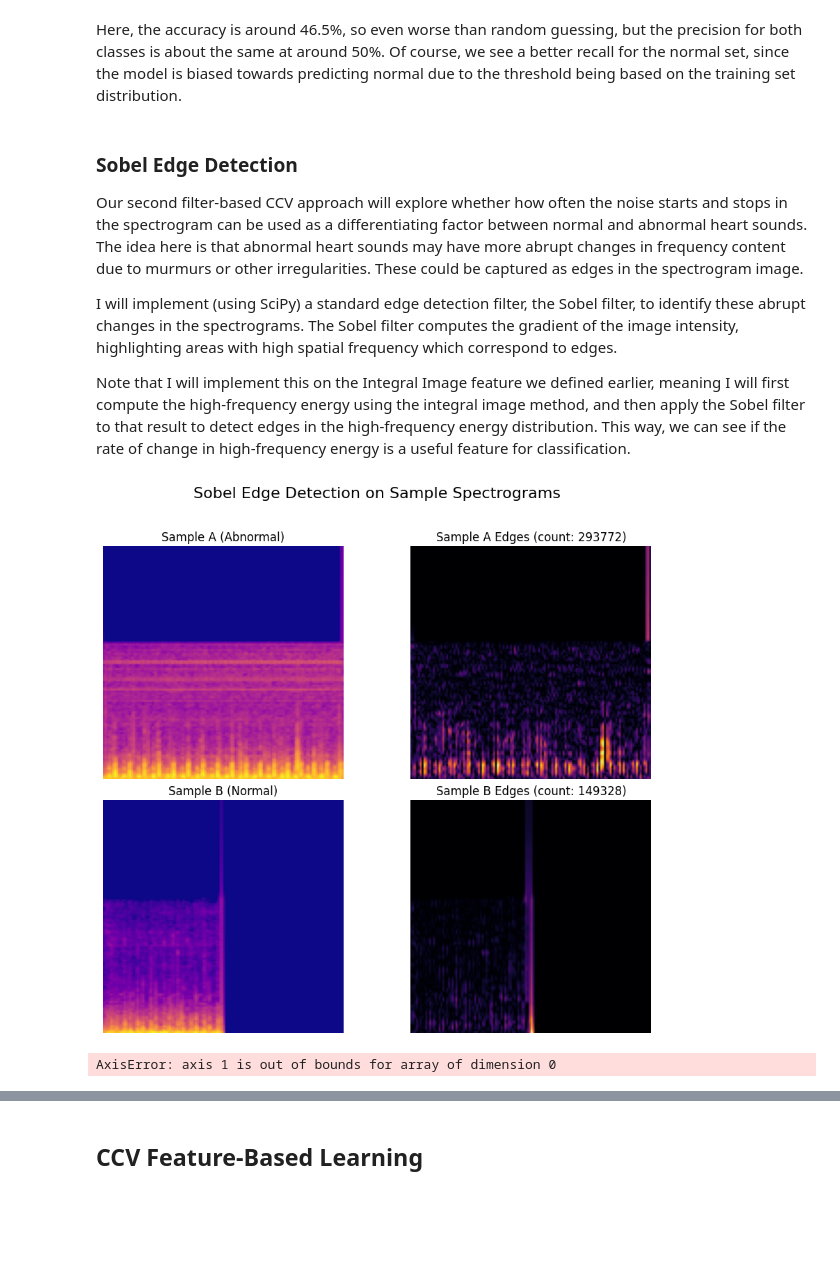
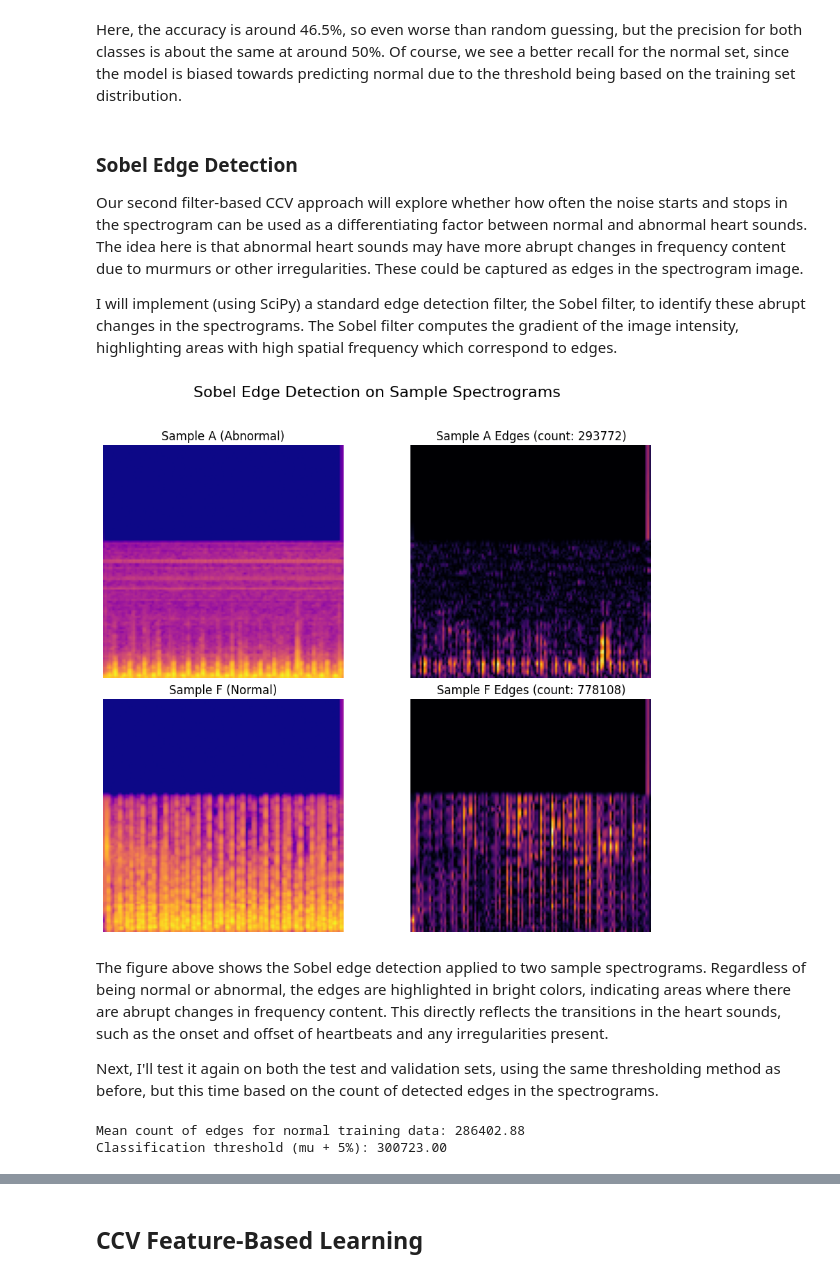
Before and after one commit to SepehrAkbari/heart, a Jupyter notebook: src/heart.ipynb, the cells around one changed output, grey strips where cells are left out. Drawn from its saved outputs; the diff is of its cells as text; code cells hidden in the pictures; blank space fills up the shorter version.

```diff
--- a/src/heart.ipynb
+++ b/src/heart.ipynb
@@ -816,8 +801,6 @@ Here, the accuracy is around 46.5%, so even worse than random guessing, but the
 Our second filter-based CCV approach will explore whether how often the noise starts and stops in the spectrogram can be used as a differentiating factor between normal and abnormal heart sounds. The idea here is that abnormal heart sounds may have more abrupt changes in frequency content due to murmurs or other irregularities. These could be captured as edges in the spectrogram image.
 
 I will implement (using SciPy) a standard edge detection filter, the Sobel filter, to identify these abrupt changes in the spectrograms. The Sobel filter computes the gradient of the image intensity, highlighting areas with high spatial frequency which correspond to edges.
-
-Note that I will implement this on the Integral Image feature we defined earlier, meaning I will first compute the high-frequency energy using the integral image method, and then apply the Sobel filter to that result to detect edges in the high-frequency energy distribution. This way, we can see if the rate of change in high-frequency energy is a useful feature for classification.
 # %%
 def edges_img(image_path):
     """
@@ -845,40 +828,49 @@ def count_edges(spec_array, n_mels=128):
     return np.sum(high_freq_edges)
 
 img1 = sample_images.iloc[0]['Image']
-img2 = sample_images.iloc[1]['Image']
+img2 = sample_images.iloc[5]['Image']
 
 edge_img1 = edges_img(img1)
 edge_img2 = edges_img(img2)
 
 edge_img1_count = count_edges(vectorize_spec(img1))
 edge_img2_count = count_edges(vectorize_spec(img2))
 
 fig, axes = plt.subplots(2, 2, figsize=(9,9))
 
 axes[0, 0].imshow(plt.imread(img1), cmap='gray')
 axes[0, 0].set_title(f'Sample A {"(Abnormal)" if sample_images.iloc[0]["Label"] == 1 else "(Normal)"}')
 axes[0, 0].axis('off')
 
 axes[0, 1].imshow(edge_img1, cmap='inferno')
 axes[0, 1].set_title(f'Sample A Edges (count: {edge_img1_count:.0f})')
 axes[0, 1].axis('off')
 
 axes[1, 0].imshow(plt.imread(img2), cmap='gray')
-axes[1, 0].set_title(f'Sample B {"(Abnormal)" if sample_images.iloc[1]["Label"] == 1 else "(Normal)"}')
+axes[1, 0].set_title(f'Sample F {"(Abnormal)" if sample_images.iloc[5]["Label"] == 1 else "(Normal)"}')
 axes[1, 0].axis('off')
 
 axes[1, 1].imshow(edge_img2, cmap='inferno')
-axes[1, 1].set_title(f'Sample B Edges (count: {edge_img2_count:.0f})')
+axes[1, 1].set_title(f'Sample F Edges (count: {edge_img2_count:.0f})')
 axes[1, 1].axis('off')
 
 plt.suptitle('Sobel Edge Detection on Sample Spectrograms', fontsize=16, y=0.92)
 plt.tight_layout(rect=[0, 0.03, 1, 0.9])
 plt.show()
 # %% [output]
-[figure, old version]
+[figure, new version]
+# %% [markdown]
+The figure above shows the Sobel edge detection applied to two sample spectrograms. Regardless of being normal or abnormal, the edges are highlighted in bright colors, indicating areas where there are abrupt changes in frequency content. This directly reflects the transitions in the heart sounds, such as the onset and offset of heartbeats and any irregularities present.
+
+Next, I'll test it again on both the test and validation sets, using the same thresholding method as before, but this time based on the count of detected edges in the spectrograms.
 # %%
-# normal_features_ccv1_b1 = normal_train_df['Image'].apply(intgrl_img).values
+normal_features_ccv1_b2 = normal_train_df['Image'].apply(vectorize_spec).apply(count_edges).values
 
-normal_features_ccv1_b2 = []
+threshold_mean_ccv1_b2 = np.mean(normal_features_ccv1_b2)
+threshold_ccv1_b2 = threshold_mean_ccv1_b2 * 1.05
+
+print(f"Mean count of edges for normal training data: {threshold_mean_ccv1_b2:.2f}")
+print(f"Classification threshold (mu + 5%): {threshold_ccv1_b2:.2f}")
 # %% [output]
-AxisError: axis 1 is out of bounds for array of dimension 0
+Mean count of edges for normal training data: 286402.88
+Classification threshold (mu + 5%): 300723.00
```
Also changed, not shown: parts of 7 cells of this notebook.
